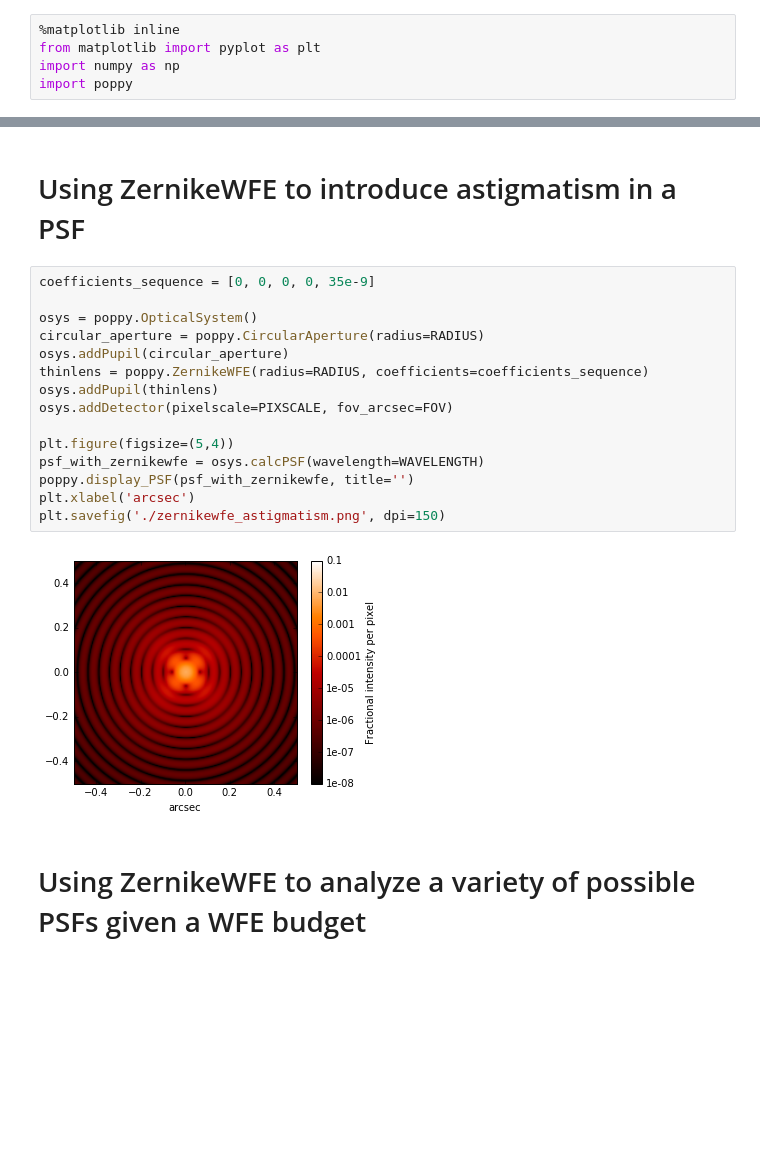
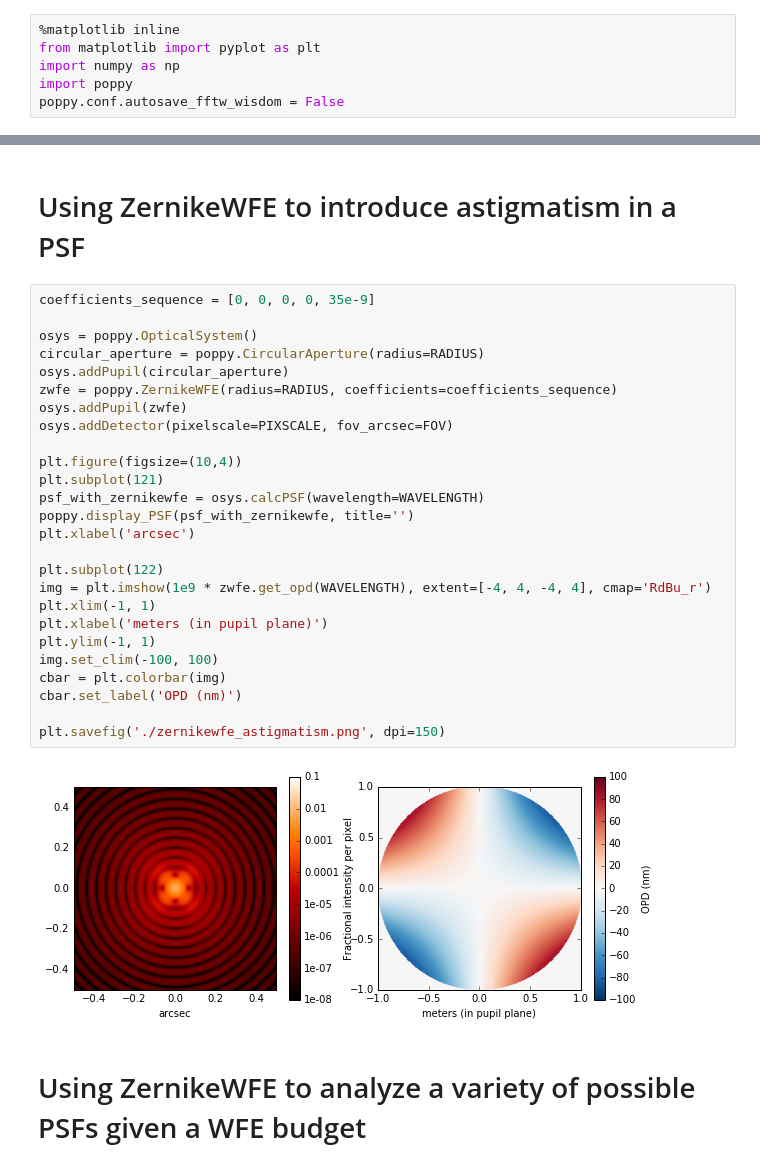
Before and after one commit to spacetelescope/poppy, a Jupyter notebook: docs/figures/wfe/WFE Documentation Figures.ipynb, the cells around one changed output, grey strips where cells are left out. Cells and saved outputs as stored; diff of their text form; blank space fills up the shorter version.

Commit message:
Changes to WFE docs figures

```diff
--- a/docs/figures/wfe/WFE Documentation Figures.ipynb
+++ b/docs/figures/wfe/WFE Documentation Figures.ipynb
@@ -3,3 +3,4 @@
 from matplotlib import pyplot as plt
 import numpy as np
 import poppy
+poppy.conf.autosave_fftw_wisdom = False
@@ -14,20 +17,31 @@ NWAVES = 1.0
 # %%
 coefficients_sequence = [0, 0, 0, 0, 35e-9]
 
 osys = poppy.OpticalSystem()
 circular_aperture = poppy.CircularAperture(radius=RADIUS)
 osys.addPupil(circular_aperture)
-thinlens = poppy.ZernikeWFE(radius=RADIUS, coefficients=coefficients_sequence)
-osys.addPupil(thinlens)
+zwfe = poppy.ZernikeWFE(radius=RADIUS, coefficients=coefficients_sequence)
+osys.addPupil(zwfe)
 osys.addDetector(pixelscale=PIXSCALE, fov_arcsec=FOV)
 
-plt.figure(figsize=(5,4))
+plt.figure(figsize=(10,4))
+plt.subplot(121)
 psf_with_zernikewfe = osys.calcPSF(wavelength=WAVELENGTH)
 poppy.display_PSF(psf_with_zernikewfe, title='')
 plt.xlabel('arcsec')
+
+plt.subplot(122)
+img = plt.imshow(1e9 * zwfe.get_opd(WAVELENGTH), extent=[-4, 4, -4, 4], cmap='RdBu_r')
+plt.xlim(-1, 1)
+plt.xlabel('meters (in pupil plane)')
+plt.ylim(-1, 1)
+img.set_clim(-100, 100)
+cbar = plt.colorbar(img)
+cbar.set_label('OPD (nm)')
+
 plt.savefig('./zernikewfe_astigmatism.png', dpi=150)
 # %% [output]
-[figure, old version]
+[figure, new version]
 # %% [markdown]
 # Using ZernikeWFE to analyze a variety of possible PSFs given a WFE budget
 # %%
```
Also changed, not shown: parts of 3 cells of this notebook, 2 other files.
